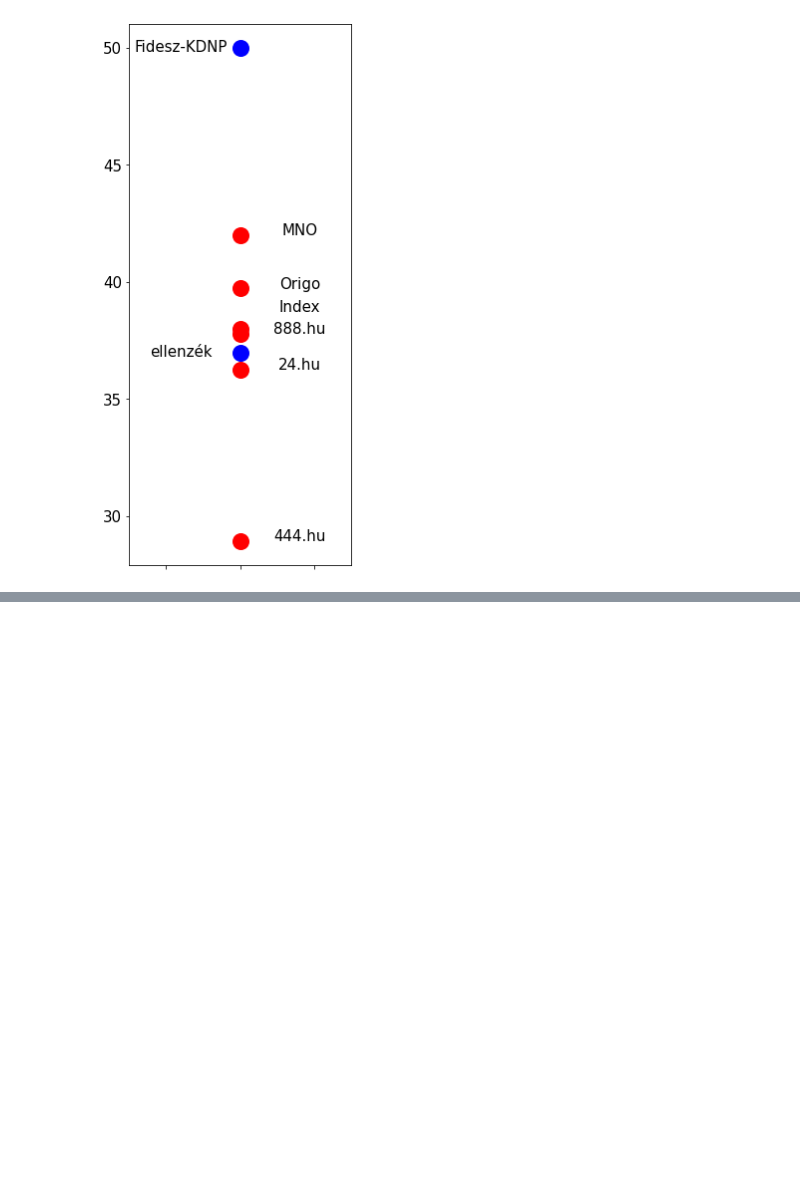
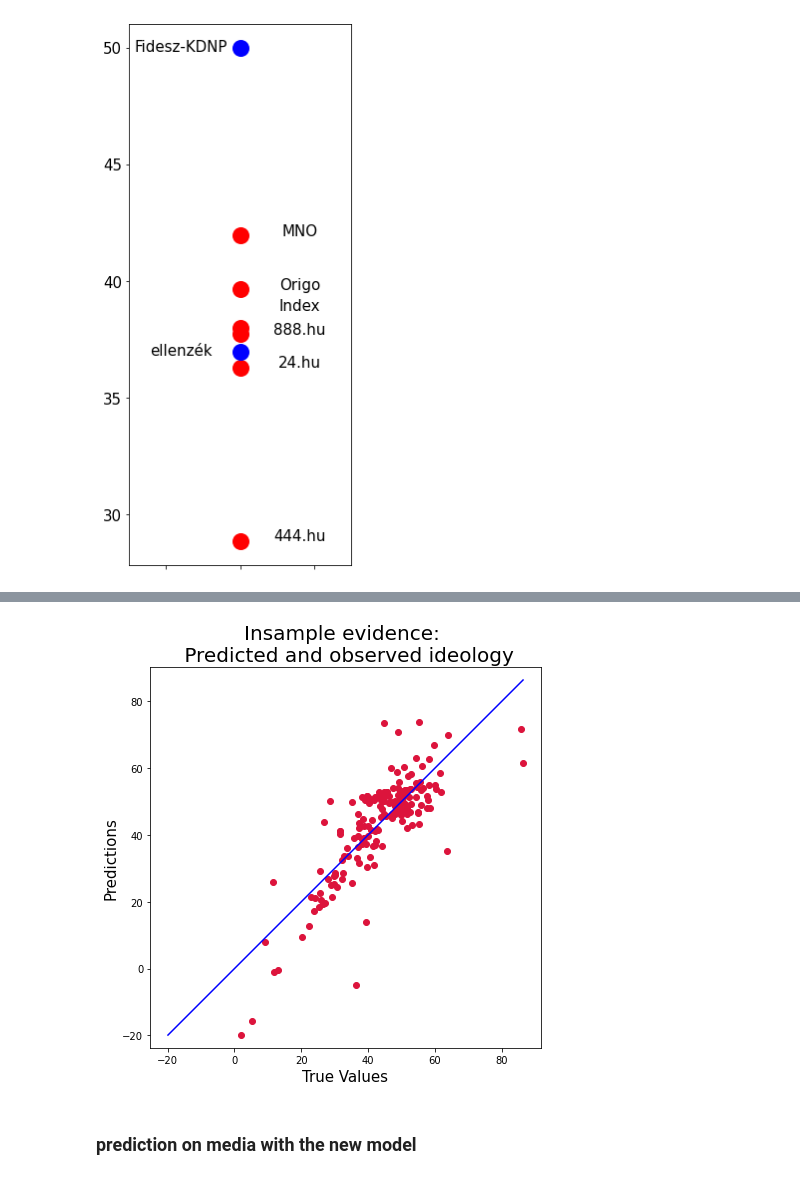
Before and after one commit to adamvig96/media-parliament-scaling, a Jupyter notebook: code/GS-model.ipynb, the cells around one changed output, grey strips where cells are left out. Cells and saved outputs as stored; diff of their text form; code cells hidden in the pictures; blank space fills up the shorter version.

```diff
--- a/code/GS-model.ipynb
+++ b/code/GS-model.ipynb
@@ -437,0 +513,30 @@ pred.to_latex("GS-media-pred.tex")
+# %%
+freq = pd.read_csv(data_out + "frequency_of_phrases_parliament.csv")
+yc = pd.read_csv(data_out + "yc_pred.csv")
+p_a_b = pd.read_csv(data_out + "phrase_intercept_slope_v2.csv",index_col = 0)
+
+freq = freq.merge(
+    yc.filter(["name", "ideology"]), how="left", left_on="doc_id", right_on="name"
+).drop(columns=["doc_id"])
+# %%
+insample_pred = predict_y_hat(freq, p_a_b)
+# %%
+plt.figure(figsize=(7, 7))
+true_value = insample_pred["ideology"]
+predicted_value = insample_pred["y_hat"]
+
+plt.scatter(true_value, predicted_value, c="crimson")
+
+p1 = max(max(predicted_value), max(true_value))
+p2 = min(min(predicted_value), min(true_value))
+plt.plot([p1, p2], [p1, p2], "b-")
+plt.xlabel("True Values", fontsize=15)
+plt.ylabel("Predictions", fontsize=15)
+plt.axis("equal")
+plt.title("Insample evidence: \n Predicted and observed ideology",fontsize = 20)
+plt.savefig("/".join(data_out.split("/")[:-3]) + "/figures/insample_evidence_rep_v2.png")
+plt.show()
+# %% [output]
+[figure, added]
+# %% [markdown]
+### prediction on media with the new model
```
Also changed, not shown: parts of 26 cells of this notebook, 14 other files.
